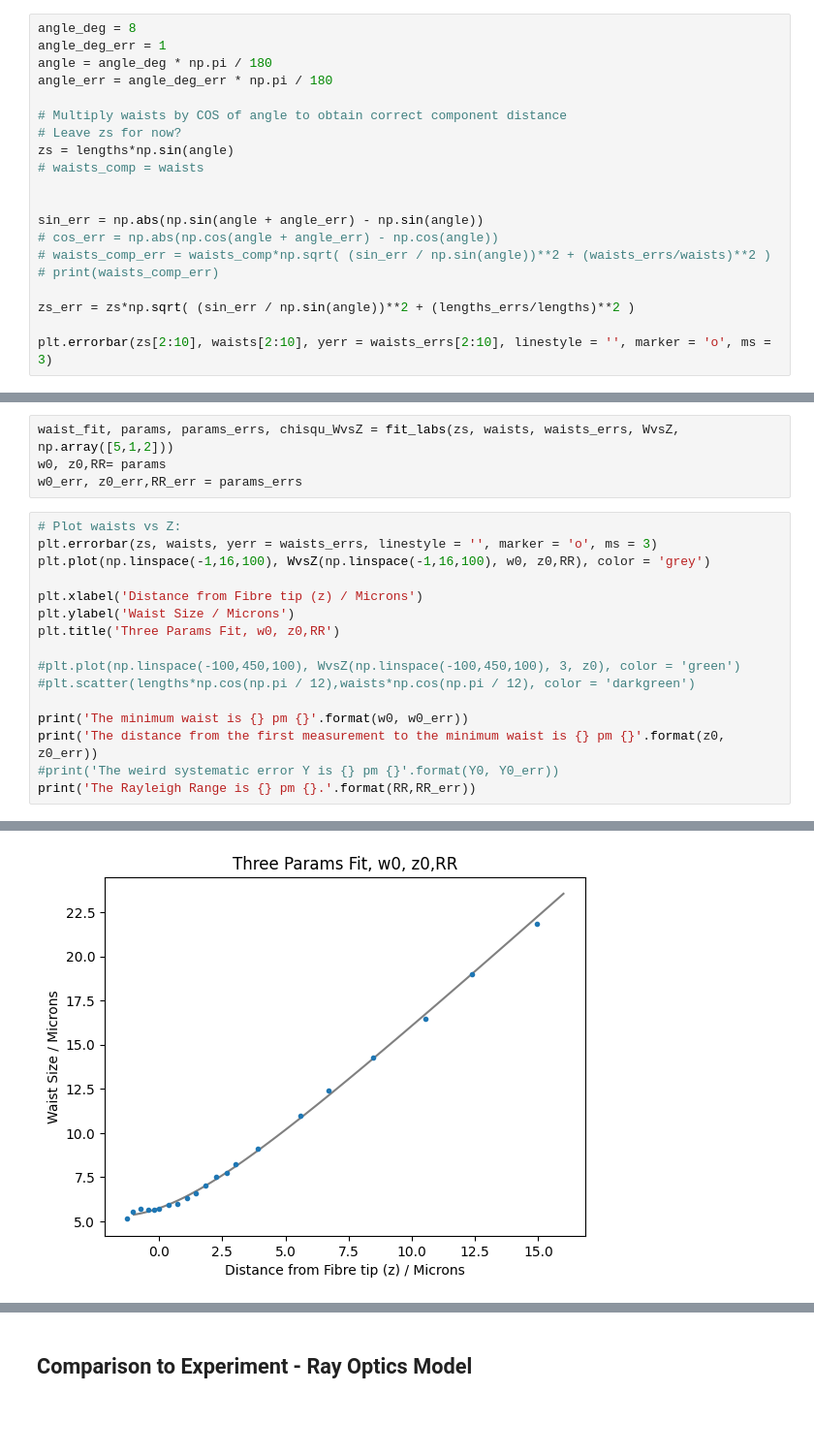
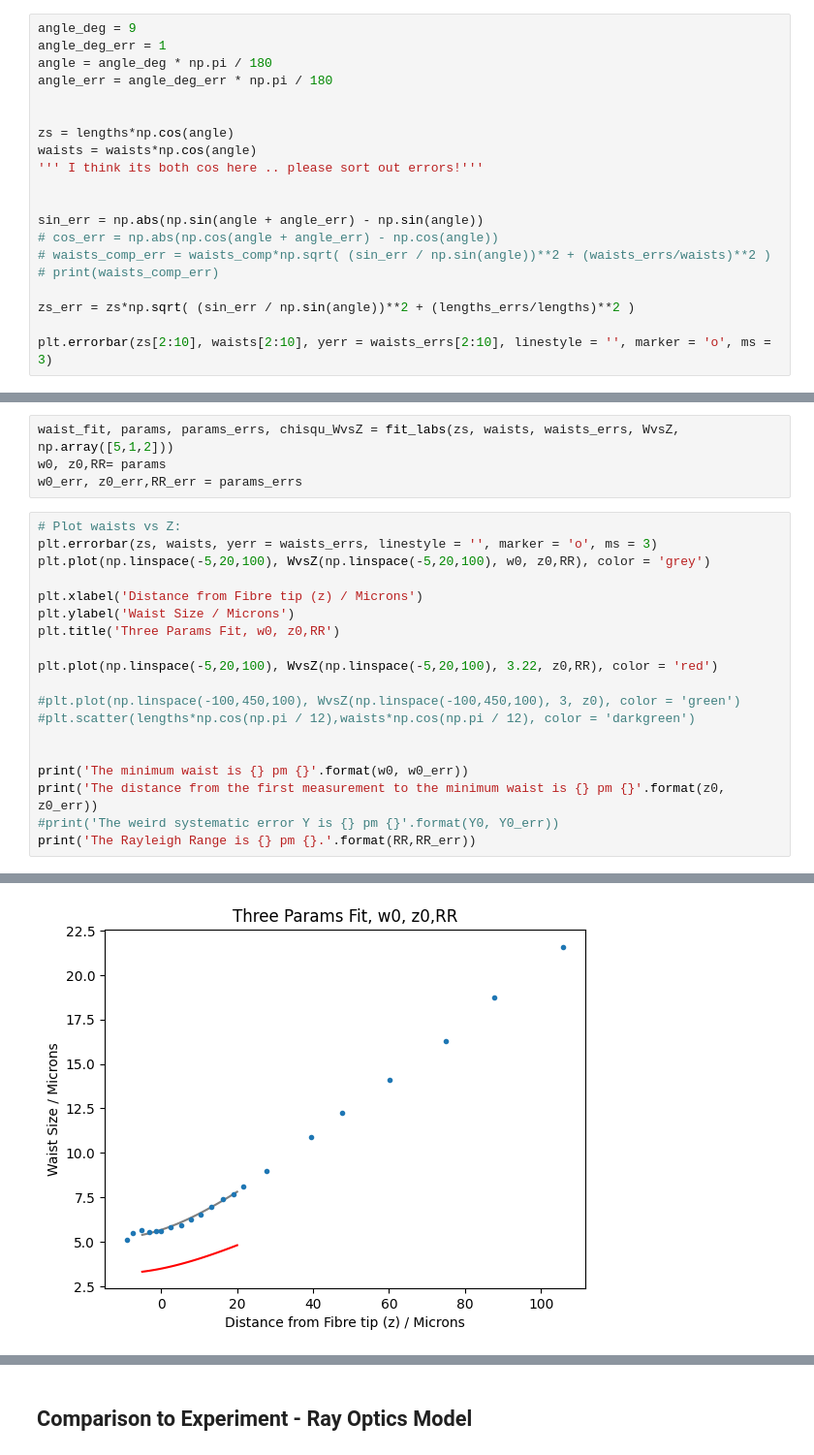
Before and after one commit to akay8/Level4Project, a Jupyter notebook: Cleaved_Fibre.ipynb, the cells around one changed output, grey strips where cells are left out. Shown at 97% size. Saved outputs shown, nothing was run; the diff lists cells and outputs as text; blank space fills up the shorter version.

```diff
--- a/Cleaved_Fibre.ipynb
+++ b/Cleaved_Fibre.ipynb
@@ -291,15 +291,15 @@ Angle of elevation
 # online protractor at https://www.ginifab.com/feeds/angle_measurement/
 # NB: see image 'C:\Users\abiga\OneDrive - Durham University\1. Fourth Year\1. Project\1. Data Analysis\Christmas Report\Cleaved-2\Cleaved - fibre- pics\cleaved_elev_angle'
 # %%
-angle_deg = 8
+angle_deg = 9
 angle_deg_err = 1
 angle = angle_deg * np.pi / 180
 angle_err = angle_deg_err * np.pi / 180
 
-# Multiply waists by COS of angle to obtain correct component distance
-# Leave zs for now?
-zs = lengths*np.sin(angle)
-# waists_comp = waists
+
+zs = lengths*np.cos(angle)
+waists = waists*np.cos(angle)
+''' I think its both cos here .. please sort out errors!'''
 
 
 sin_err = np.abs(np.sin(angle + angle_err) - np.sin(angle))
@@ -320,14 +320,17 @@ w0_err, z0_err,RR_err = params_errs
 # %%
 # Plot waists vs Z:
 plt.errorbar(zs, waists, yerr = waists_errs, linestyle = '', marker = 'o', ms = 3)
-plt.plot(np.linspace(-1,16,100), WvsZ(np.linspace(-1,16,100), w0, z0,RR), color = 'grey')
+plt.plot(np.linspace(-5,20,100), WvsZ(np.linspace(-5,20,100), w0, z0,RR), color = 'grey')
 
 plt.xlabel('Distance from Fibre tip (z) / Microns')
 plt.ylabel('Waist Size / Microns')
 plt.title('Three Params Fit, w0, z0,RR')
 
+plt.plot(np.linspace(-5,20,100), WvsZ(np.linspace(-5,20,100), 3.22, z0,RR), color = 'red')
+
 #plt.plot(np.linspace(-100,450,100), WvsZ(np.linspace(-100,450,100), 3, z0), color = 'green')
 #plt.scatter(lengths*np.cos(np.pi / 12),waists*np.cos(np.pi / 12), color = 'darkgreen')
+
 
 print('The minimum waist is {} pm {}'.format(w0, w0_err))
 print('The distance from the first measurement to the minimum waist is {} pm {}'.format(z0, z0_err))
@@ -340,2 +343,2 @@ The Rayleigh Range is 4.089262605052356 pm 0.009688339336774224.
-[figure, old version]
+[figure, new version]
 # %%
```
Also changed, not shown: parts of 3 cells of this notebook.
